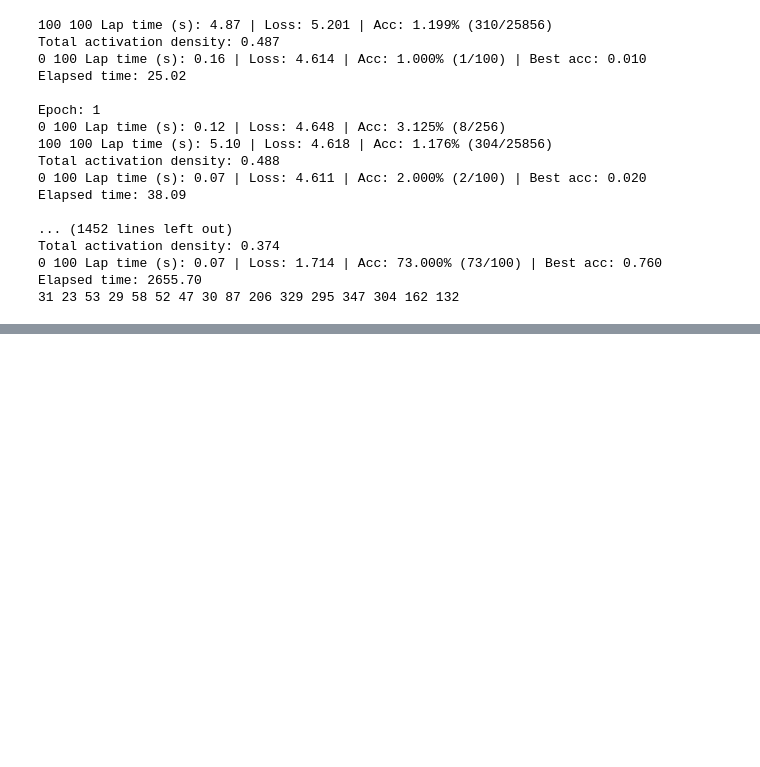
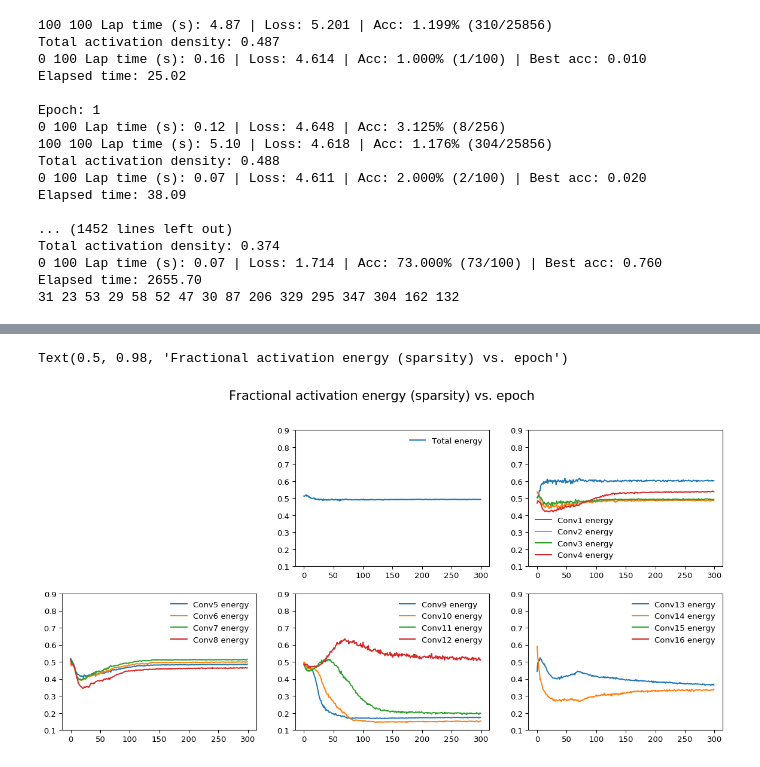
Before and after one commit to abysse8/pytorch-cnn-visualizations, a Jupyter notebook: vgg19_cifar100.ipynb, the cells around one changed output, grey strips where cells are left out. Cells and saved outputs as stored; diff of their text form; code cells hidden in the pictures; blank space fills up the shorter version.

```diff
--- a/vgg19_cifar100.ipynb
+++ b/vgg19_cifar100.ipynb
@@ -527,0 +907,73 @@ print(size_1,size_2,size_4,size_5,size_7,size_8,size_9, size_10, size_12, size_1
+# %%
+
+total_energy = fractional_layer_energies1[:,0]
+conv1_energy = fractional_layer_energies1[:,1]
+conv2_energy = fractional_layer_energies1[:,2]
+conv3_energy = fractional_layer_energies1[:,4]
+conv4_energy = fractional_layer_energies1[:,5]
+conv5_energy = fractional_layer_energies1[:,7]
+conv6_energy = fractional_layer_energies1[:,8]
+conv7_energy = fractional_layer_energies1[:,9]
+conv8_energy = fractional_layer_energies1[:,10]
+conv9_energy = fractional_layer_energies1[:,12]
+conv10_energy = fractional_layer_energies1[:,13]
+conv11_energy = fractional_layer_energies1[:,14]
+conv12_energy = fractional_layer_energies1[:,15]
+conv13_energy = fractional_layer_energies1[:,17]
+conv14_energy = fractional_layer_energies1[:,18]
+conv15_energy = fractional_layer_energies1[:,19]
+conv16_energy = fractional_layer_energies1[:,20]
+
+
+
+ylim = 0.9
+ylow = 0.1
+
+fig = plt.figure(1, figsize=(15, 7), dpi=95)
+#plt.subplot(231)
+#plt.ylim(0, 1.1)
+#plt.plot(test_acc, label = 'Test accuracy')
+#plt.legend(frameon = False)
+
+plt.subplot(232)
+plt.ylim(ylow, ylim)
+plt.plot(total_energy, label = 'Total energy')
+plt.legend(frameon = False)
+
+plt.subplot(233)
+plt.ylim(ylow, ylim)
+plt.plot(conv1_energy, label = 'Conv1 energy')
+plt.plot(conv2_energy, label = 'Conv2 energy')
+plt.plot(conv3_energy, label = 'Conv3 energy')
+plt.plot(conv4_energy, label = 'Conv4 energy')
+plt.legend(frameon = False)
+
+plt.subplot(234)
+plt.ylim(ylow, ylim)
+plt.plot(conv5_energy, label = 'Conv5 energy')
+plt.plot(conv6_energy, label = 'Conv6 energy')
+plt.plot(conv7_energy, label = 'Conv7 energy')
+plt.plot(conv8_energy, label = 'Conv8 energy')
+plt.legend(frameon = False)
+
+plt.subplot(235)
+plt.ylim(ylow, ylim)
+plt.plot(conv9_energy, label = 'Conv9 energy')
+plt.plot(conv10_energy, label = 'Conv10 energy')
+plt.plot(conv11_energy, label = 'Conv11 energy')
+plt.plot(conv12_energy, label = 'Conv12 energy')
+plt.legend(frameon = False)
+
+plt.subplot(236)
+plt.ylim(ylow, ylim)
+plt.plot(conv13_energy, label = 'Conv13 energy')
+plt.plot(conv14_energy, label = 'Conv14 energy')
+plt.plot(conv15_energy, label = 'Conv15 energy')
+plt.plot(conv16_energy, label = 'Conv16 energy')
+plt.legend(frameon = False)
+
+
+fig.suptitle('Fractional activation energy (sparsity) vs. epoch', fontsize = 16)
+# %% [output]
+Text(0.5, 0.98, 'Fractional activation energy (sparsity) vs. epoch')
+[figure, added]
```
Also changed, not shown: parts of 13 cells of this notebook.
